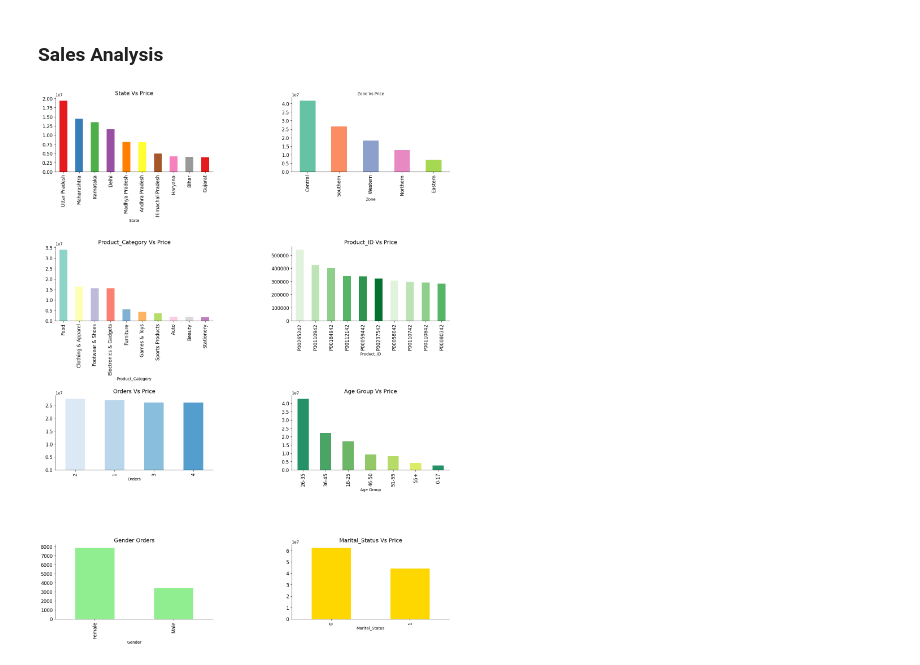
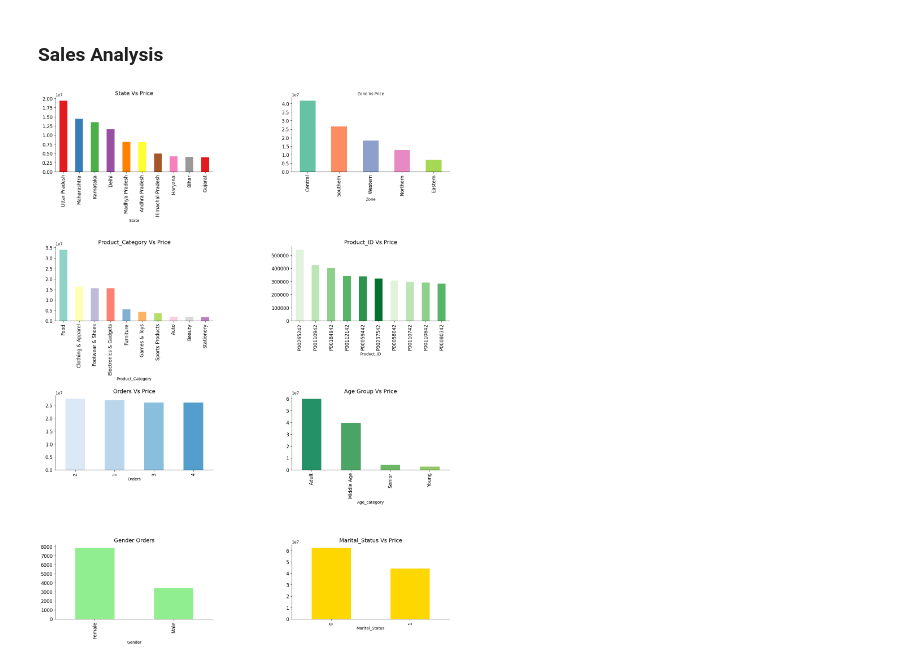
Before and after one commit to 1sumer/Python, a Jupyter notebook: EDA/Diwali_sales/Diwali_EDA.ipynb, the cells around one changed output. Saved outputs shown, nothing was run; the diff lists cells and outputs as text; code cells hidden in the pictures.

```diff
--- a/EDA/Diwali_sales/Diwali_EDA.ipynb
+++ b/EDA/Diwali_sales/Diwali_EDA.ipynb
@@ -233,3 +222,0 @@ def categorize(age):
-# %%
-df1['Age_category'] = df1['Age'].apply(categorize)
-df1.head()
@@ -243,3 +228,5 @@ df1.head()
+# %%
+df1['Age_category'] = df1['Age Group'].replace({'0-17':'Young', '18-25':'Adult', '26-35':'Adult', '36-45':'Middle Age', '46-50':'Middle Age','51-55':'Middle Age', '55+':'Senior'})
 # %%
 df1['Gender'].replace({'F':'Female', 'M':'Male'}, inplace=True)
 # %% [markdown]
@@ -541,35 +528,35 @@ axarr[0][0].set_title("State Vs Price", fontsize=14)
 df1.groupby('Zone')['Amount'].sum().sort_values(ascending=False).plot.bar(ax=axarr[0][1], fontsize=12, color=sns.color_palette('Set2'))
 axarr[0][1].set_title("Zone Vs Price", fontsize=10)
 
 # Product_Category Vs Price
 df1.groupby('Product_Category')['Amount'].sum().sort_values(ascending=False).head(10).plot.bar(ax=axarr[1][0], fontsize=12, color=sns.color_palette('Set3'))
 axarr[1][0].set_title("Product_Category Vs Price", fontsize=14)
 
 # Product_ID Vs Price
 df1.groupby('Product_ID')['Amount'].sum().sort_values(ascending=False).head(10).plot.bar(ax=axarr[1][1], fontsize=12, color=sns.color_palette('Greens'))
 axarr[1][1].set_title("Product_ID Vs Price", fontsize=14)
 
 # Brand Vs Price
 df1.groupby('Orders')['Amount'].sum().sort_values(ascending=False).plot.bar(ax=axarr[2][0], fontsize=12, color=sns.color_palette('Blues'))
 axarr[2][0].set_title("Orders Vs Price", fontsize=14)
 
 # Age Group Vs Price
-df1.groupby('Age Group')['Amount'].sum().sort_values(ascending=False).head(10).plot.bar(ax=axarr[2][1], fontsize=12, color=sns.color_palette('summer'))
+df1.groupby('Age_category')['Amount'].sum().sort_values(ascending=False).head(10).plot.bar(ax=axarr[2][1], fontsize=12, color=sns.color_palette('summer'))
 axarr[2][1].set_title("Age Group Vs Price", fontsize=14)
 
 # Gender Vs Orders
 df1.groupby('Gender')['Orders'].count().sort_values(ascending=False).head(10).plot.bar(ax=axarr[3][0], fontsize=12, color='lightgreen')
 axarr[3][0].set_title("Gender Orders", fontsize=14)
 
 # Marital_Status Vs Price
 df1.groupby('Marital_Status')['Amount'].sum().sort_values(ascending=False).plot.bar(ax=axarr[3][1], fontsize=12, color='gold')
 axarr[3][1].set_title("Marital_Status Vs Price", fontsize=14)
 
 plt.subplots_adjust(hspace=1.0)
 plt.subplots_adjust(wspace=.5)
 sns.despine()
 # %% [output]
-[figure, old version]
+[figure, new version]
 # %% [markdown]
 **State-wise Analysis:**
 
```
Also changed, not shown: parts of 7 cells of this notebook.
